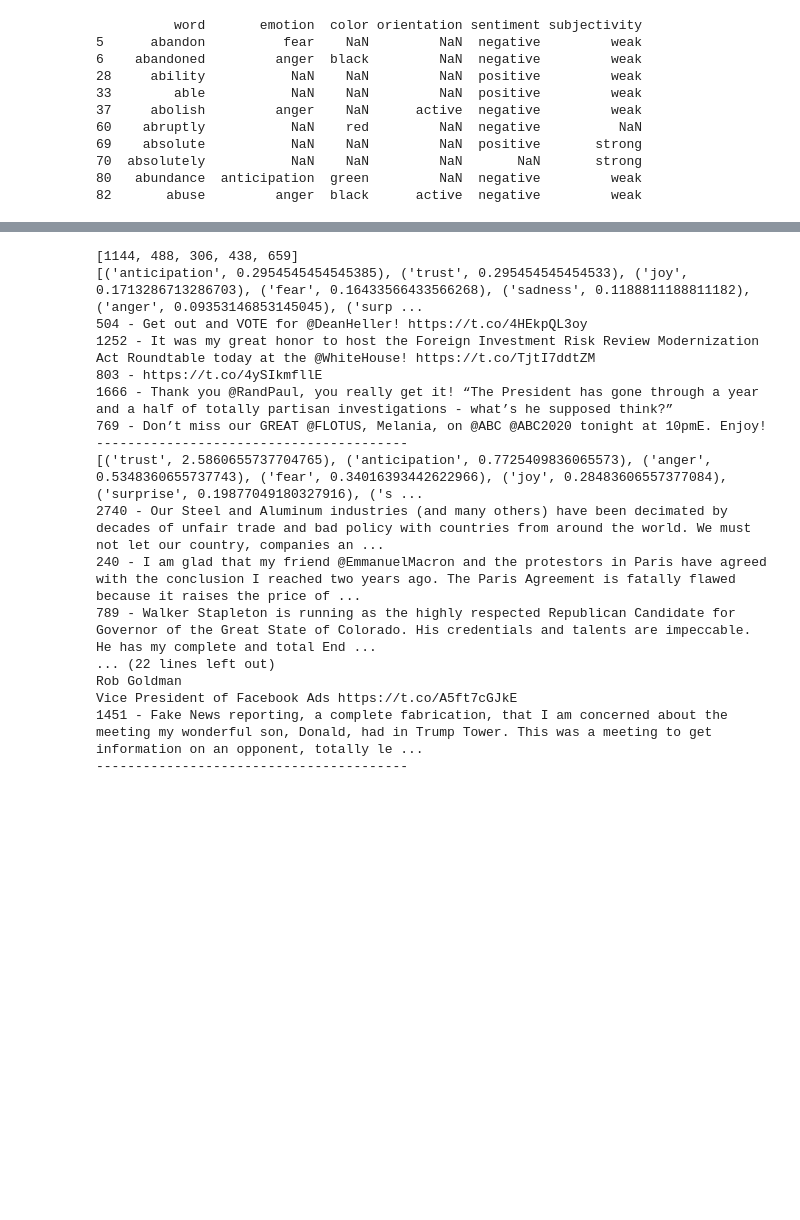
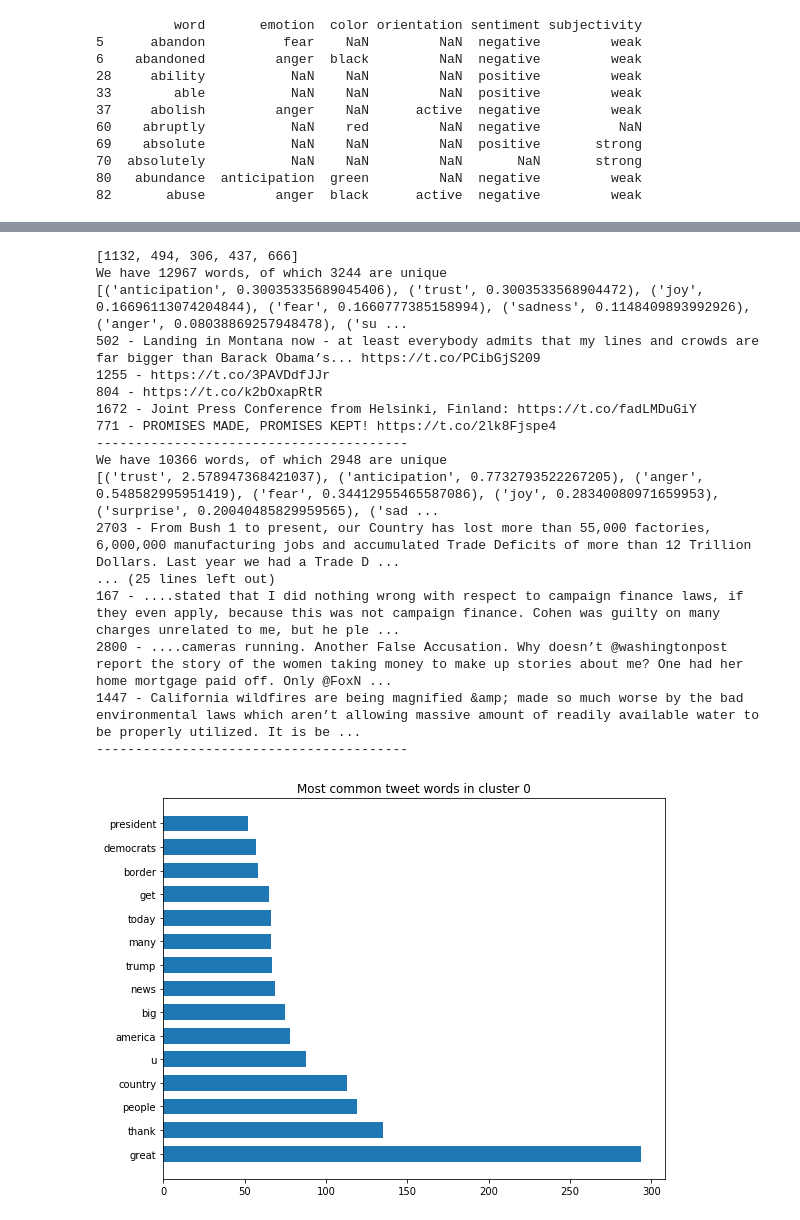
Before and after one commit to RojerGS/DataScience, a Jupyter notebook: TrumpTweetsClustering/sentimentAnalysis.ipynb, the cells around one changed output, grey strips where cells are left out. Drawn from its saved outputs; the diff is of its cells as text; code cells hidden in the pictures; blank space fills up the shorter version.

```diff
--- a/TrumpTweetsClustering/sentimentAnalysis.ipynb
+++ b/TrumpTweetsClustering/sentimentAnalysis.ipynb
@@ -104,39 +163,40 @@ for tweet in tweets:
 # %%
-# apply the KMeans algorithm to the data
+# apply the KMeans algorithm to the data,
+# even though 35 gave the smallest DB, stick with 5 because that is
+# 7x smaller
 kmeans = KMeans(5, random_state=10032019).fit(mat)
 sk_clusters = [[] for i in range(max(kmeans.labels_+1))]
 for idx, lbl in enumerate(kmeans.labels_):
     sk_clusters[lbl].append(idx)
 
 print(list(map(len, sk_clusters)))
 
-random.seed(112233)
-# take some random tweets from every cluster
-for k, cluster in enumerate(sk_clusters):
+def callback(k):
     center = kmeans.cluster_centers_[k]
-    # order the emotions by most present to least present, include the score for non-emotional words
+    # order the emotions by most present to least present
     orders = [(emotions[i], center[i]) for i in range(len(emotions))]
     orders.sort(key=lambda t: t[1], reverse=True)
     print(orders)
-    some_tweet_idx = random.sample(cluster, 5)
-    for idx in some_tweet_idx:
-        print(str(idx) + " - " + (text_tweets["text"][idx]))
-    print("-"*40)
+
+random.seed(112233)
+# take some random tweets from every cluster
+explore_clusters(sk_clusters, callback)
 # %% [output]
-[1144, 488, 306, 438, 659]
-[('anticipation', 0.2954545454545385), ('trust', 0.295454545454533), ('joy', 0.1713286713286703), ('fear', 0.16433566433566268), ('sadness', 0.1188811188811182), ('anger', 0.09353146853145045), ('surp ...
-504 - Get out and VOTE for @DeanHeller! https://t.co/4HEkpQL3oy
-1252 - It was my great honor to host the Foreign Investment Risk Review Modernization Act Roundtable today at the @WhiteHouse! https://t.co/TjtI7ddtZM
-803 - https://t.co/4ySIkmfllE
-1666 - Thank you @RandPaul, you really get it! “The President has gone through a year and a half of totally partisan investigations - what’s he supposed think?”
-769 - Don’t miss our GREAT @FLOTUS, Melania, on @ABC @ABC2020 tonight at 10pmE. Enjoy!
+[1132, 494, 306, 437, 666]
+We have 12967 words, of which 3244 are unique
+[('anticipation', 0.30035335689045406), ('trust', 0.3003533568904472), ('joy', 0.16696113074204844), ('fear', 0.1660777385158994), ('sadness', 0.1148409893992926), ('anger', 0.08038869257948478), ('su ...
+502 - Landing in Montana now - at least everybody admits that my lines and crowds are far bigger than Barack Obama’s... https://t.co/PCibGjS209
+1255 - https://t.co/3PAVDdfJJr
+804 - https://t.co/k2bOxapRtR
+1672 - Joint Press Conference from Helsinki, Finland: https://t.co/fadLMDuGiY
+771 - PROMISES MADE, PROMISES KEPT! https://t.co/2lk8Fjspe4
 ----------------------------------------
-[('trust', 2.5860655737704765), ('anticipation', 0.7725409836065573), ('anger', 0.5348360655737743), ('fear', 0.34016393442622966), ('joy', 0.28483606557377084), ('surprise', 0.19877049180327916), ('s ...
-2740 - Our Steel and Aluminum industries (and many others) have been decimated by decades of unfair trade and bad policy with countries from around the world. We must not let our country, companies an ...
-240 - I am glad that my friend @EmmanuelMacron and the protestors in Paris have agreed with the conclusion I reached two years ago. The Paris Agreement is fatally flawed because it raises the price of ...
-789 - Walker Stapleton is running as the highly respected Republican Candidate for Governor of the Great State of Colorado. His credentials and talents are impeccable. He has my complete and total End ...
-... (22 lines left out)
-Rob Goldman
-Vice President of Facebook Ads https://t.co/A5ft7cGJkE
-1451 - Fake News reporting, a complete fabrication, that I am concerned about the meeting my wonderful son, Donald, had in Trump Tower. This was a meeting to get information on an opponent, totally le ...
+We have 10366 words, of which 2948 are unique
+[('trust', 2.578947368421037), ('anticipation', 0.7732793522267205), ('anger', 0.548582995951419), ('fear', 0.34412955465587086), ('joy', 0.28340080971659953), ('surprise', 0.20040485829959565), ('sad ...
+2703 - From Bush 1 to present, our Country has lost more than 55,000 factories, 6,000,000 manufacturing jobs and accumulated Trade Deficits of more than 12 Trillion Dollars. Last year we had a Trade D ...
+... (25 lines left out)
+167 - ....stated that I did nothing wrong with respect to campaign finance laws, if they even apply, because this was not campaign finance. Cohen was guilty on many charges unrelated to me, but he ple ...
+2800 - ....cameras running. Another False Accusation. Why doesn’t @washingtonpost report the story of the women taking money to make up stories about me? One had her home mortgage paid off. Only @FoxN ...
+1447 - California wildfires are being magnified &amp; made so much worse by the bad environmental laws which aren’t allowing massive amount of readily available water to be properly utilized. It is be ...
 ----------------------------------------
+[figure, added]
```
Also changed, not shown: parts of 11 cells of this notebook, 1 other file.
